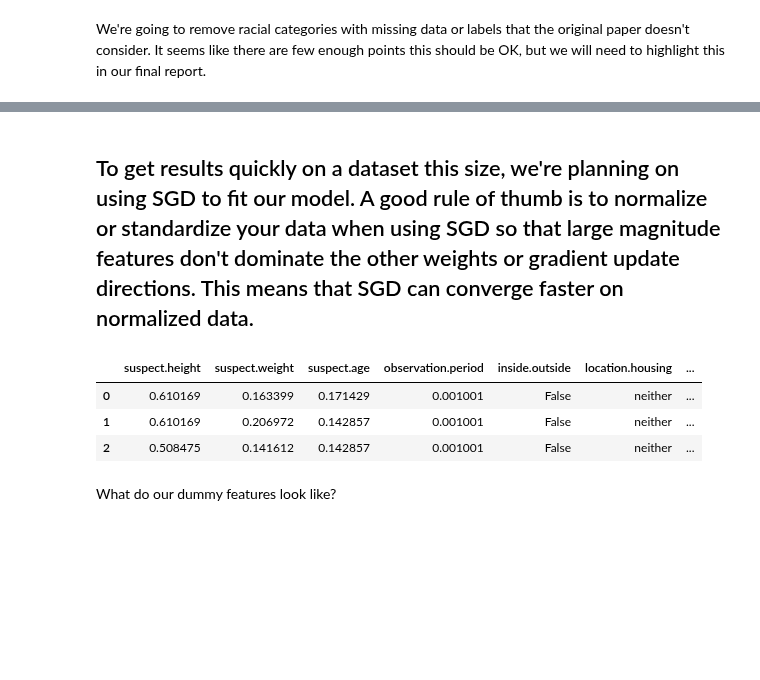
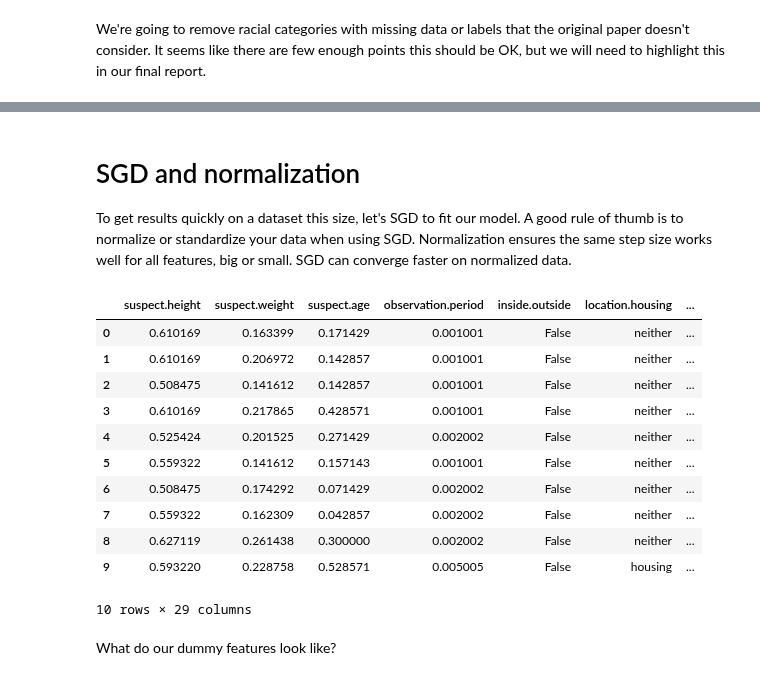
Before and after one commit to ORIE4741/demos, a Jupyter notebook: feature_engineering.ipynb, the cells around one changed output, grey strips where cells are left out. Cells and saved outputs as stored; diff of their text form; code cells hidden in the pictures; blank space fills up the shorter version.

```diff
--- a/feature_engineering.ipynb
+++ b/feature_engineering.ipynb
@@ -227,5 +263,8 @@ train_df[feats_to_use].head(3)
 # %% [markdown]
-## To get results quickly on a dataset this size, we're planning on using SGD to fit our model. A good rule of thumb is to normalize or standardize your data when using SGD so that large magnitude features don't dominate the other weights or gradient update directions. This means that SGD can converge faster on normalized data.
+# SGD and normalization
+To get results quickly on a dataset this size, let's SGD to fit our model. A good rule of thumb is to normalize or standardize your data when using SGD.
+Normalization ensures the same step size works well for all features, big or small.
+SGD can converge faster on normalized data.
 # %%
 # Normalize numeric features
 columns_to_norm = ['suspect.height', 'suspect.weight', 'suspect.age', 'observation.period']
@@ -247,10 +286,18 @@ def norm_columns(df, unnormed_train, columns_to_norm):
 
 x_df = norm_columns(train_df.copy(), df_unnormed_train, columns_to_norm)
 # %%
-x_df[feats_to_use].head(3)
+x_df[feats_to_use].head(10)
 # %% [output]
 |  | suspect.height | suspect.weight | suspect.age | observation.period | inside.outside | location.housing | ... |
 | 0 | 0.610169 | 0.163399 | 0.171429 | 0.001001 | False | neither | ... |
 | 1 | 0.610169 | 0.206972 | 0.142857 | 0.001001 | False | neither | ... |
 | 2 | 0.508475 | 0.141612 | 0.142857 | 0.001001 | False | neither | ... |
+| 3 | 0.610169 | 0.217865 | 0.428571 | 0.001001 | False | neither | ... |
+| 4 | 0.525424 | 0.201525 | 0.271429 | 0.002002 | False | neither | ... |
+| 5 | 0.559322 | 0.141612 | 0.157143 | 0.001001 | False | neither | ... |
+| 6 | 0.508475 | 0.174292 | 0.071429 | 0.002002 | False | neither | ... |
+| 7 | 0.559322 | 0.162309 | 0.042857 | 0.002002 | False | neither | ... |
+| 8 | 0.627119 | 0.261438 | 0.300000 | 0.002002 | False | neither | ... |
+| 9 | 0.593220 | 0.228758 | 0.528571 | 0.005005 | False | housing | ... |
+10 rows × 29 columns
 # %%
```
Also changed, not shown: parts of 36 cells of this notebook.
